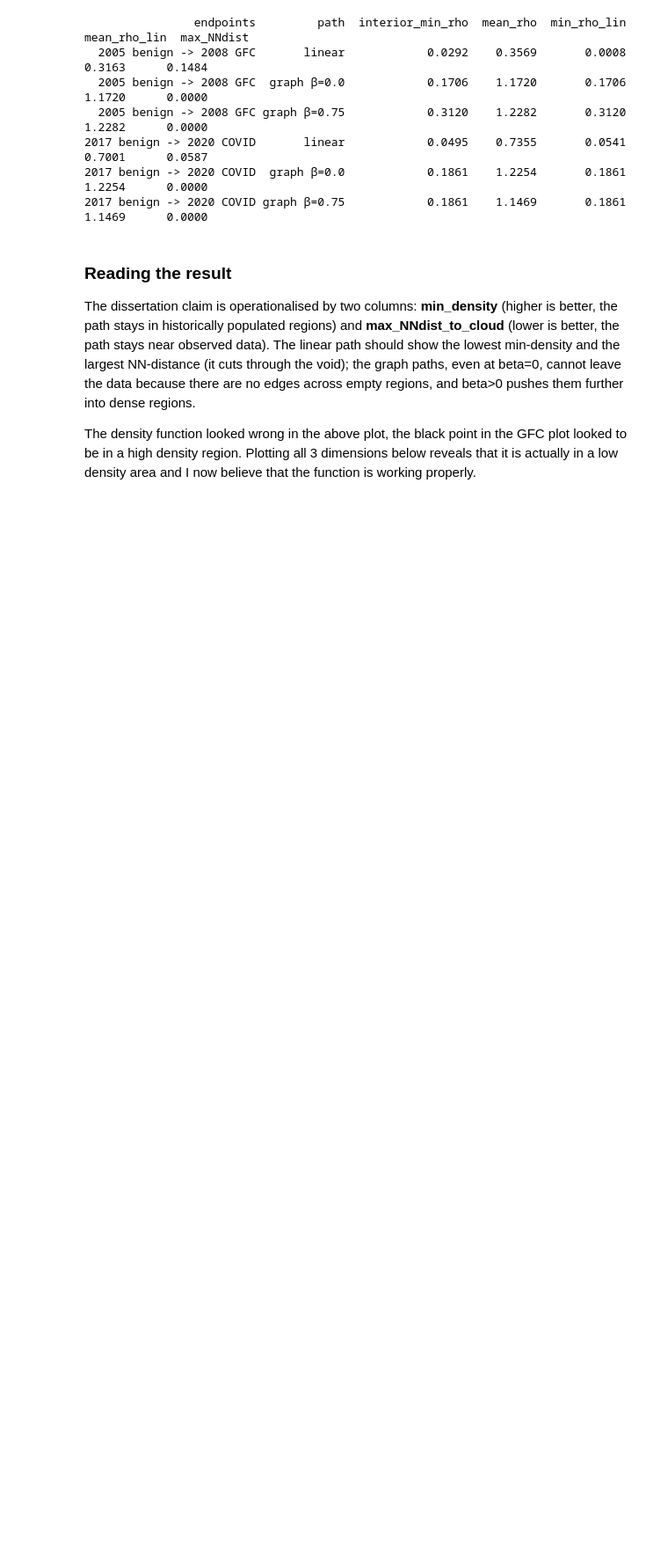
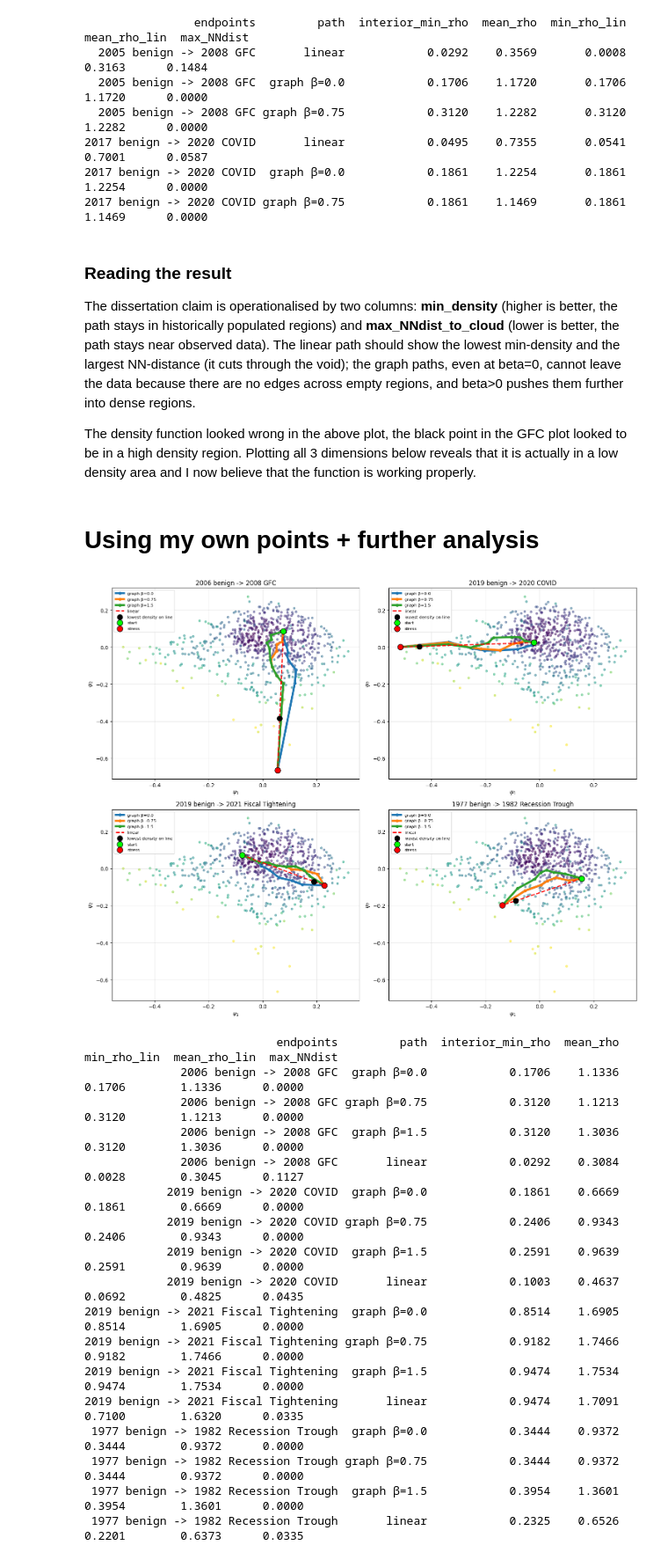
Before and after one commit to adamfowliee/JDKF_Starter, a Jupyter notebook: dissertation_brief/brief_phase3.ipynb, the cells around one changed output. Shown at 88% size. Drawn from its saved outputs; the diff is of its cells as text; code cells hidden in the pictures; blank space fills up the shorter version.

```diff
--- a/dissertation_brief/brief_phase3.ipynb
+++ b/dissertation_brief/brief_phase3.ipynb
@@ -175,7 +175,7 @@ K_GRAPH = 15
 A_dist = kneighbors_graph(Psi, n_neighbors=K_GRAPH, mode="distance", include_self=False)
 A_dist_sym = A_dist.maximum(A_dist.T)
 
-def graph_path(beta, start, end):
+def graph_path(A_dist_sym, beta, V, start, end):
     A = density_aware_cost(A_dist_sym, V, beta)
     _, pred = shortest_path(A, directed=False, return_predecessors=True)
     return reconstruct_path(pred, start, end)
@@ -213,7 +213,7 @@ def interior_min_mean(idx_path):
     interior = idx_path[1:-1] if len(idx_path) > 2 else idx_path
     return rho[interior].min(), rho[interior].mean()
 
-def lin_interior_min_mean(s, e, h, n=40):
+def lin_interior_min_mean(s, e, h, scale, n=40):
     lin = np.linspace(Psi[s], Psi[e], n)[1:-1]
     nn = np.array([np.argmin(np.linalg.norm(Psi - p, axis=1)) for p in lin])
     rho_lin, _ = latent_density_at_points(lin, Psi, h, scale)
@@ -228,12 +228,12 @@ for ax, (name, (s, e)) in zip(np.atleast_1d(axes), pairs.items()):
     ax.scatter(Psi[:,0], Psi[:,1], c=V, s=15, cmap="viridis", alpha=.5)
     lin = np.linspace(Psi[s], Psi[e], 40)
     ax.plot(lin[:,0], lin[:,1], "r--", lw=2, label="linear")
-    lmin, lmean, llmin, llmean, lnn, nn_idx, lin_idx = lin_interior_min_mean(s, e, h)
+    lmin, lmean, llmin, llmean, lnn, nn_idx, lin_idx = lin_interior_min_mean(s, e, h, scale)
     ax.scatter(*lin[nn_idx+1, :2], c="blue", s=100, label="lowest density near line")
     ax.scatter(*lin[lin_idx+1, :2], c="k", s=100, label="lowest density on line")
     summary.append((name, "linear", lmin, lmean, llmin, llmean, lnn))
     for beta in betas:
-        p = graph_path(beta, s, e); P = Psi[p]
+        p = graph_path(A_dist_sym, beta, V, s, e); P = Psi[p]
         ax.plot(P[:,0], P[:,1], marker="o", ms=3, label=f"graph β={beta}")
         imin, imean = interior_min_mean(p)
         summary.append((name, f"graph β={beta}", imin, imean, imin, imean, nn_dist_to_cloud(P).max()))
@@ -279,7 +279,7 @@ for col_idx, (name, (s, e)) in enumerate(pairs.items(), start=1):
                                              legendgroup=name, showlegend=(col_idx == 1)), row=1, col=col_idx)
 
     lin = np.linspace(Psi[s], Psi[e], 40)
-    lmin, lmean, llmin, llmean, lnn, nn_idx, lin_idx = lin_interior_min_mean(s, e, h)
+    lmin, lmean, llmin, llmean, lnn, nn_idx, lin_idx = lin_interior_min_mean(s, e, h, scale)
 
     fig.add_trace(go.Scatter3d(x=lin[:, 0], y=lin[:, 1], z=lin[:, 2],
                                mode='lines', line=dict(color='red', width=4, dash='dash'),
@@ -295,7 +295,7 @@ for col_idx, (name, (s, e)) in enumerate(pairs.items(), start=1):
                                showlegend=(col_idx == 1)), row=1, col=col_idx)
 
     for beta in betas:
-        p = graph_path(beta, s, e); P = Psi[p]
+        p = graph_path(A_dist_sym, beta, V, s, e); P = Psi[p]
 
         fig.add_trace(go.Scatter3d(x=P[:, 0], y=P[:, 1], z=P[:, 2], mode='lines+markers', marker=dict(size=4),
                                    name=f"graph β={beta}", legendgroup=name, showlegend=(col_idx == 1)), row=1, col=col_idx)
@@ -315,3 +315,70 @@ fig.update_layout(height=600, width=500 * num_pairs, margin=dict(l=20, r=20, t=4
                   legend=dict(orientation="h", yanchor="bottom", y=1.02, xanchor="right", x=1))
 
 fig.show()
+# %% [markdown]
+# Using my own points + further analysis
+# %%
+endpoint_pairs = {"2006 benign -> 2008 GFC": ("2006-03-01", "2008-10-01"), "2019 benign -> 2020 COVID": ("2019-07-01", "2020-04-01"),
+                  "2019 benign -> 2021 Fiscal Tightening": ("2019-04-01", "2022-04-01"), "1977 benign -> 1982 Recession Trough": ("1977-01-01", "1982-07-01")}
+pairs = {name: (dates.get_loc(pair[0]), dates.get_loc(pair[1])) for name, pair in endpoint_pairs.items()}
+
+betas = [0.0, 0.75, 1.5]
+summary = []
+fig, axes = plt.subplots(2, 2, figsize=(15, 12))
+
+for ax, (name, (s, e)) in zip(axes.flatten(), pairs.items()):
+
+    ax.scatter(Psi[:,0], Psi[:,1], c=V, s=15, cmap="viridis", alpha=.5)
+
+    path_lengths = []
+    for beta in betas:
+        p = graph_path(A_dist_sym, beta, V, s, e)
+        P = Psi[p]; path_lengths.append(len(P))
+        ax.plot(P[:,0], P[:,1], marker="o", ms=5, label=f"graph β={beta}", linewidth=4)
+        imin, imean = interior_min_mean(p)
+        summary.append((name, f"graph β={beta}", imin, imean, imin, imean, nn_dist_to_cloud(P).max()))
+
+    # Changed the number of points in linear path to average of points in graph paths
+    n_grid = int(np.mean(path_lengths))
+    lin = np.linspace(Psi[s], Psi[e], n_grid)
+    ax.plot(lin[:,0], lin[:,1], "r--", lw=2, label="linear")
+
+    lmin, lmean, llmin, llmean, lnn, nn_idx, lin_idx = lin_interior_min_mean(s, e, h_dens, scale, n=n_grid)
+
+    ax.scatter(*lin[lin_idx+1, :2], c="k", s=100, zorder=5, label="lowest density on line")
+    summary.append((name, "linear", lmin, lmean, llmin, llmean, lnn))
+
+
+    ax.scatter(*Psi[s,:2], c="lime", s=120, ec="k", zorder=5, label="start")
+    ax.scatter(*Psi[e,:2], c="red", s=120, ec="k", zorder=5, label="stress")
+
+    ax.set_title(name)
+    ax.set_xlabel(r"$\psi_1$")
+    ax.set_ylabel(r"$\psi_2$")
+    ax.legend(fontsize=8)
+    ax.grid(alpha=.3)
+
+plt.tight_layout()
+plt.show()
+
+res = pd.DataFrame(summary, columns=["endpoints","path","interior_min_rho","mean_rho", "min_rho_lin", "mean_rho_lin", "max_NNdist"])
+print(res.round(4).to_string(index=False))
+# %% [output]
+[figure, added]
+                            endpoints         path  interior_min_rho  mean_rho  min_rho_lin  mean_rho_lin  max_NNdist
+              2006 benign -> 2008 GFC  graph β=0.0            0.1706    1.1336       0.1706        1.1336      0.0000
+              2006 benign -> 2008 GFC graph β=0.75            0.3120    1.1213       0.3120        1.1213      0.0000
+              2006 benign -> 2008 GFC  graph β=1.5            0.3120    1.3036       0.3120        1.3036      0.0000
+              2006 benign -> 2008 GFC       linear            0.0292    0.3084       0.0028        0.3045      0.1127
+            2019 benign -> 2020 COVID  graph β=0.0            0.1861    0.6669       0.1861        0.6669      0.0000
+            2019 benign -> 2020 COVID graph β=0.75            0.2406    0.9343       0.2406        0.9343      0.0000
+            2019 benign -> 2020 COVID  graph β=1.5            0.2591    0.9639       0.2591        0.9639      0.0000
+            2019 benign -> 2020 COVID       linear            0.1003    0.4637       0.0692        0.4825      0.0435
+2019 benign -> 2021 Fiscal Tightening  graph β=0.0            0.8514    1.6905       0.8514        1.6905      0.0000
+2019 benign -> 2021 Fiscal Tightening graph β=0.75            0.9182    1.7466       0.9182        1.7466      0.0000
+2019 benign -> 2021 Fiscal Tightening  graph β=1.5            0.9474    1.7534       0.9474        1.7534      0.0000
+2019 benign -> 2021 Fiscal Tightening       linear            0.9474    1.7091       0.7100        1.6320      0.0335
+ 1977 benign -> 1982 Recession Trough  graph β=0.0            0.3444    0.9372       0.3444        0.9372      0.0000
+ 1977 benign -> 1982 Recession Trough graph β=0.75            0.3444    0.9372       0.3444        0.9372      0.0000
+ 1977 benign -> 1982 Recession Trough  graph β=1.5            0.3954    1.3601       0.3954        1.3601      0.0000
+ 1977 benign -> 1982 Recession Trough       linear            0.2325    0.6526       0.2201        0.6373      0.0335
```
Also changed, not shown: parts of 4 cells of this notebook, 5 other files.
